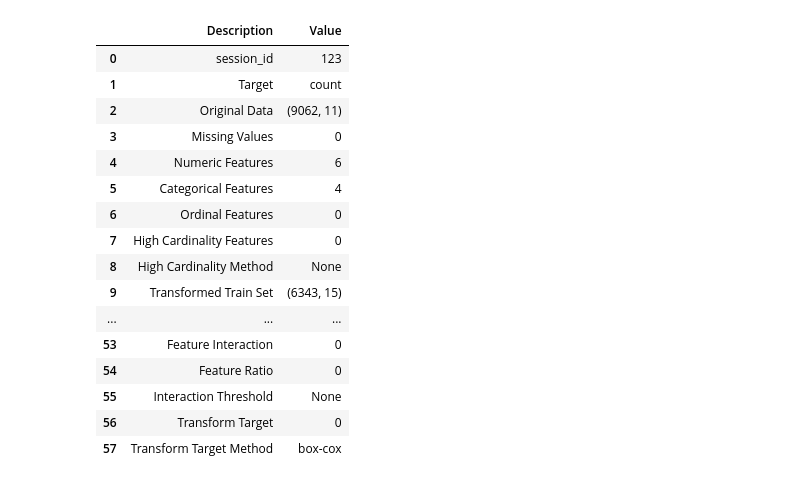
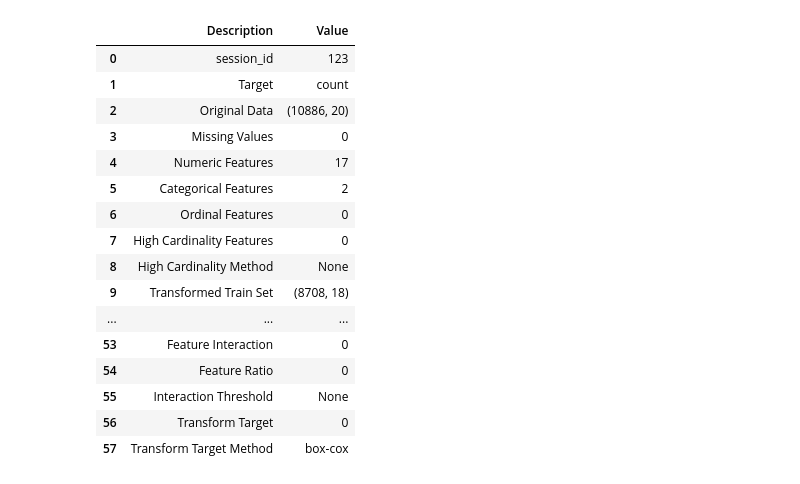
Before and after one commit to yayahamour/project_bike, a Jupyter notebook: pycaret_test.ipynb, the cells around one changed output. Drawn from its saved outputs; the diff is of its cells as text; code cells hidden in the pictures.

```diff
--- a/pycaret_test.ipynb
+++ b/pycaret_test.ipynb
@@ -43,0 +39,2 @@ df2
+# %%
+data =  pd.read_csv('./old/train.csv')
@@ -43,0 +83,4 @@ df2
+# %%
+data['year'] = data['year'].astype(int)
+data['month'] = data['month'].astype(int)
+data['day'] = data['day'].astype(int)
@@ -43,0 +126,27 @@ df2
+# %%
+data['temp'] = data['temp'].apply(lambda x : np.log1p(x))
+
+data['atemp'] = data['atemp'].apply(lambda x : np.log1p(x))
+
+data['humidity'] = data['humidity'].apply(lambda x : np.log1p(x))
+
+data['windspeed'] = data['windspeed'].apply(lambda x : np.log1p(x))
+
+data['count'] = data['count'].apply(lambda x : np.log1p(x))
+
+data['hour'] = data['hour'].apply(lambda x : np.log1p(x))
+
+for index, row in data.iterrows():
+    if(row['year'] == 2012 and row['month'] == 9 and row['day'] == 1):
+        break
+
+data['month'] = data['month'].apply(lambda x : np.log1p(x))
+
+data['day'] = data['day'].apply(lambda x : np.log1p(x))
+
+year=pd.get_dummies(data['year'],prefix='year')
+data=pd.concat([data,year],axis=1)
+
+test = data[index:]
+train = data[:index]
+del data['year']
@@ -44,17 +185,17 @@ df2
 # %%
-exp_reg101 = setup(data = df2, target = 'count', session_id=123)
+exp_reg101 = setup(data = data, target = 'count', session_id=123, train_size=0.8)
 # %% [output]
 |  | Description | Value |
 | 0 | session_id | 123 |
 | 1 | Target | count |
-| 2 | Original Data | (9062, 11) |
+| 2 | Original Data | (10886, 20) |
 | 3 | Missing Values | 0 |
-| 4 | Numeric Features | 6 |
-| 5 | Categorical Features | 4 |
+| 4 | Numeric Features | 17 |
+| 5 | Categorical Features | 2 |
 | 6 | Ordinal Features | 0 |
 | 7 | High Cardinality Features | 0 |
 | 8 | High Cardinality Method | None |
-| 9 | Transformed Train Set | (6343, 15) |
+| 9 | Transformed Train Set | (8708, 18) |
 | ... | ... | ... |
 | 53 | Feature Interaction | 0 |
 | 54 | Feature Ratio | 0 |
```
Also changed, not shown: parts of 27 cells of this notebook, 2 other files.
